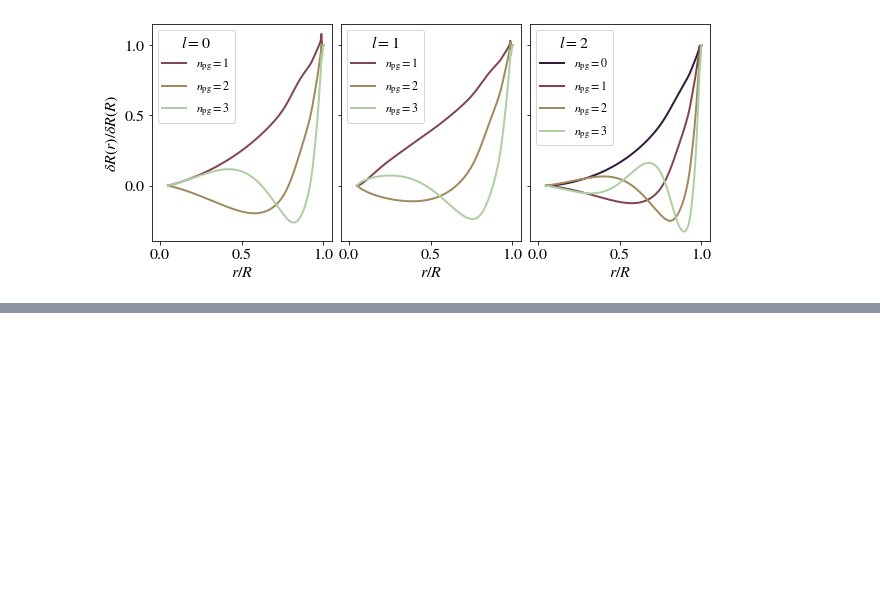
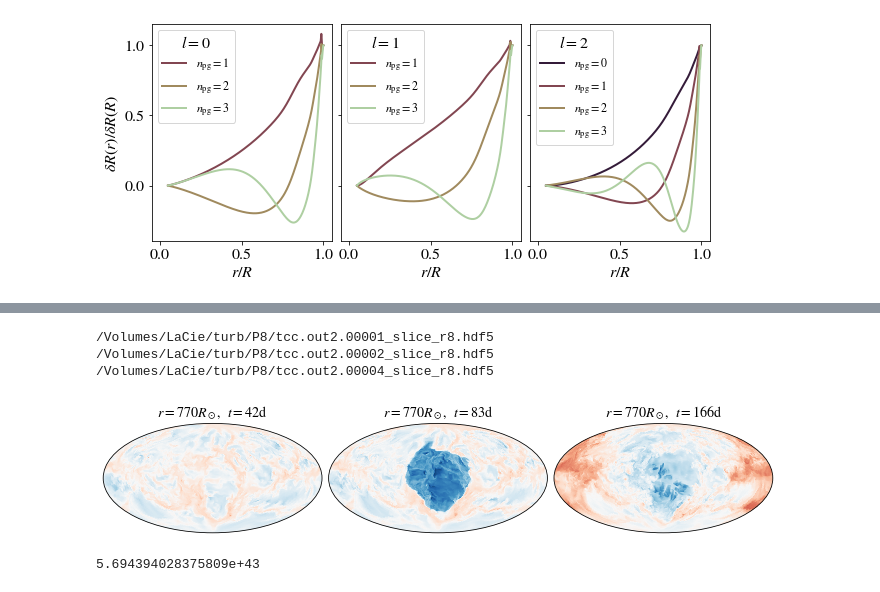
Before and after one commit to morganemacleod/BetelgeuseConvection, a Jupyter notebook: TurbSims.ipynb, the cells around one changed output, grey strips where cells are left out. Saved outputs shown, nothing was run; the diff lists cells and outputs as text; code cells hidden in the pictures; blank space fills up the shorter version.

```diff
--- a/TurbSims.ipynb
+++ b/TurbSims.ipynb
@@ -992,0 +1277,61 @@ plt.savefig("figs/eigenfuncs.pdf",bbox_inches='tight')
+# %%
+filelist= [base_dir+"tcc.out2.00001_slice_r8.hdf5",
+           base_dir+"tcc.out2.00002_slice_r8.hdf5",
+           base_dir+"tcc.out2.00004_slice_r8.hdf5"]
+
+fig,axes=plt.subplots(ncols=3,nrows=1,
+                     figsize=(12,5),subplot_kw={'projection':'aitoff'})
+
+rad=8
+nt=200
+for i,myfile in enumerate(filelist):
+    print(myfile)
+
+    dr=dd.io.load(myfile)
+
+
+    ax = axes.flat[i]
+    #
+    ax.pcolormesh(dr['phi'],np.pi/2-dr['theta'],dr['vr']*RSCALE/TSCALE/1.e5,cmap='RdBu',vmin=-40,vmax=40,rasterized=True)
+    #plt.colorbar(extend='both',shrink=0.5,label=r'$v_r$ [km s$^{-1}$]')
+    ax.set_xticks([],visible=False)
+    ax.set_yticks([],visible=False)
+    #plt.savefig(myfile[:-6]+'_slice_vr.png')
+    #plt.close()
+    ax.set_title("$r=770R_\odot$,  $t=$"+str(int(np.round(dr['time']*TSCALE/86400.)))+"d",fontsize=14)
+
+
+
+## ADD THE COLORBAR
+#cb = plt.colorbar(im,extend='both',label=r'$v_r$ [km s$^{-1}$]',ax=axes.ravel().tolist(),shrink=0.3)
+#cb.solids.set_edgecolor('face')
+plt.subplots_adjust(wspace=0.03)
+plt.savefig("figs/slice_surf_r1.pdf",dpi=150,bbox_inches='tight')
+# %% [output]
+/Volumes/LaCie/turb/P8/tcc.out2.00001_slice_r8.hdf5
+/Volumes/LaCie/turb/P8/tcc.out2.00002_slice_r8.hdf5
+/Volumes/LaCie/turb/P8/tcc.out2.00004_slice_r8.hdf5
+[figure, added]
+# %%
+# overtone mode energy
+
+mode = pg.read_output("gyre/mode.000_+00_+00001.txt")
+
+bgnad = pg.read_output("gyre/summary_nad_nr.txt")
+
+mi = 1
+xirR = np.real( mode['xi_r'] )[-1]
+H = bgnad['H'][mi]
+vsurf = 2e5
+
+om = (np.real(bgnad['omega']) / np.sqrt(bgnad['R_star']**3/(c.G*bgnad['M_star'])) )[mi]
+
+dR = vsurf/om
+
+dr_scale = (dR/bgnad['R_star'][mi]) / xirR
+
+dE_scale = dr_scale**2
+
+H * dE_scale * (c.G*bgnad['M_star']**2/bgnad['R_star'])[mi]
+# %% [output]
+5.694394028375809e+43
```
Also changed, not shown: parts of 9 cells of this notebook.
